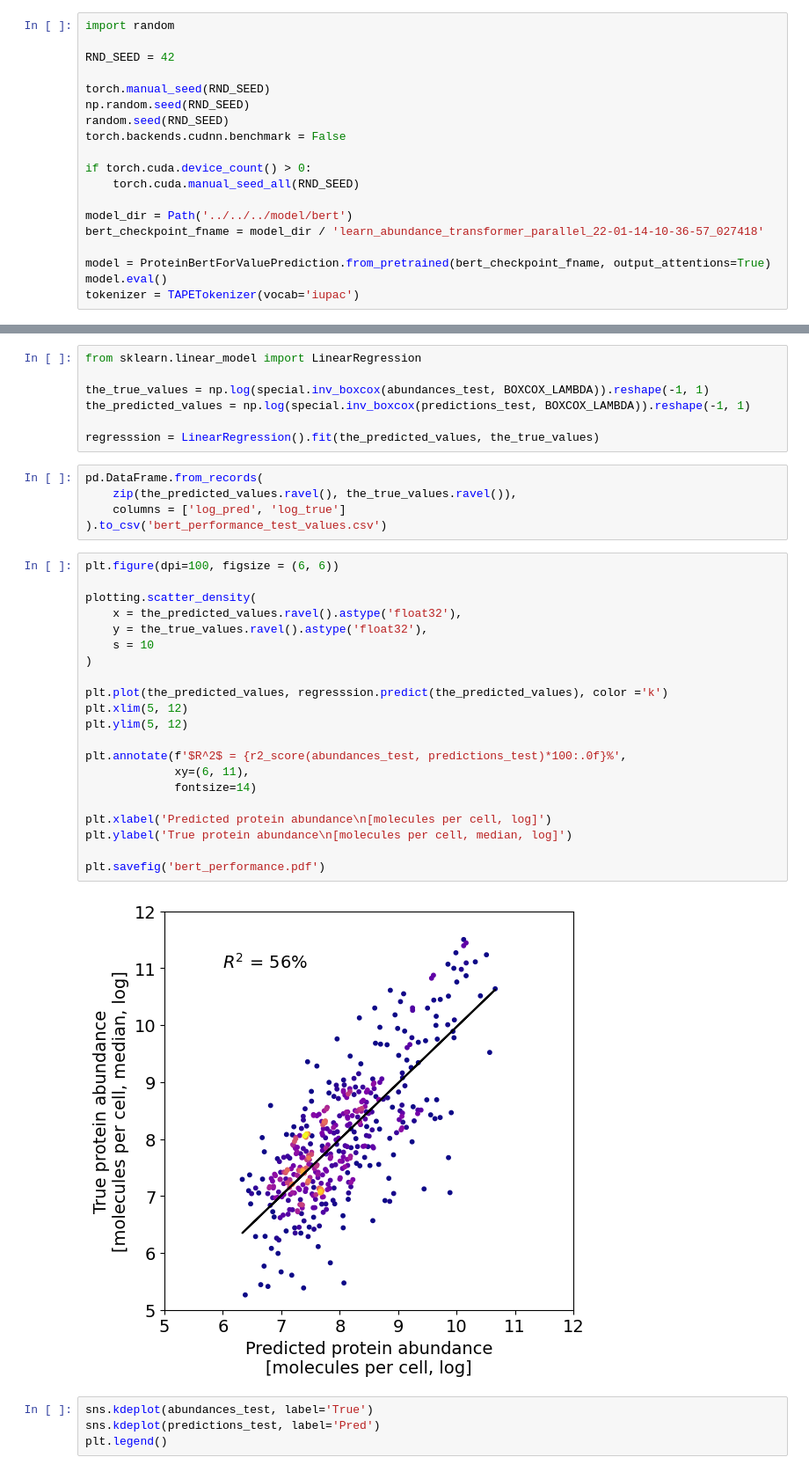
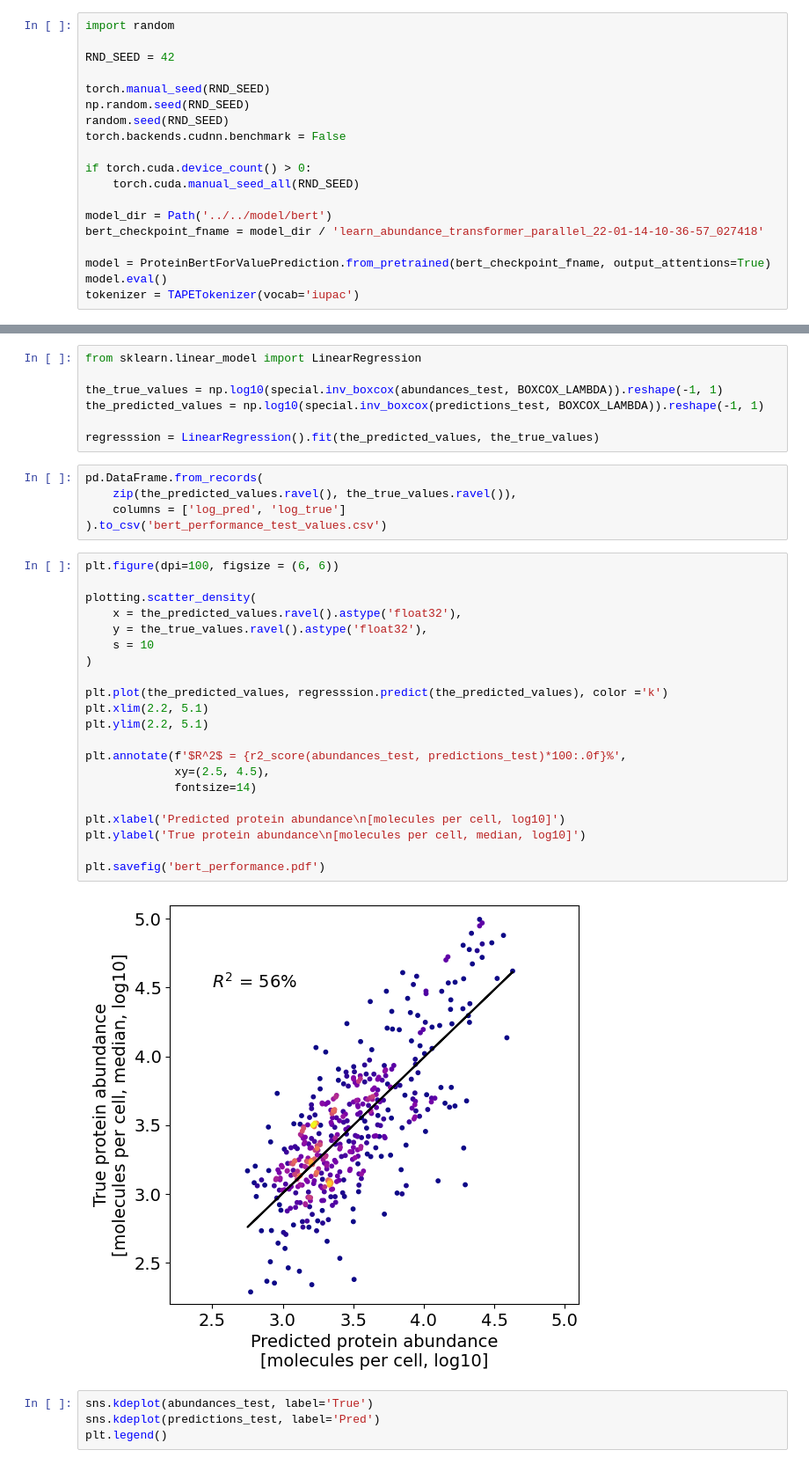
Before and after one commit to fburic/protein-mgem, a Jupyter notebook: results/20211223_182228/inspect_best_model.ipynb, the cells around one changed output, grey strips where cells are left out. Shown at 88% size. Saved outputs shown, nothing was run; the diff lists cells and outputs as text.

Commit message:
fix: Model perf plot scale to log10

```diff
--- a/results/20211223_182228/inspect_best_model.ipynb
+++ b/results/20211223_182228/inspect_best_model.ipynb
@@ -58,7 +58,7 @@ torch.backends.cudnn.benchmark = False
 if torch.cuda.device_count() > 0:
     torch.cuda.manual_seed_all(RND_SEED)
 
-model_dir = Path('../../../model/bert')
+model_dir = Path('../../model/bert')
 bert_checkpoint_fname = model_dir / 'learn_abundance_transformer_parallel_22-01-14-10-36-57_027418'
 
 model = ProteinBertForValuePrediction.from_pretrained(bert_checkpoint_fname, output_attentions=True)
@@ -200,8 +200,8 @@ Text(0.5, 1.0, 'Test set')
 # %%
 from sklearn.linear_model import LinearRegression
 
-the_true_values = np.log(special.inv_boxcox(abundances_test, BOXCOX_LAMBDA)).reshape(-1, 1)
-the_predicted_values = np.log(special.inv_boxcox(predictions_test, BOXCOX_LAMBDA)).reshape(-1, 1)
+the_true_values = np.log10(special.inv_boxcox(abundances_test, BOXCOX_LAMBDA)).reshape(-1, 1)
+the_predicted_values = np.log10(special.inv_boxcox(predictions_test, BOXCOX_LAMBDA)).reshape(-1, 1)
 
 regresssion = LinearRegression().fit(the_predicted_values, the_true_values)
 # %%
@@ -212,26 +212,26 @@ pd.DataFrame.from_records(
 # %%
 plt.figure(dpi=100, figsize = (6, 6))
 
 plotting.scatter_density(
     x = the_predicted_values.ravel().astype('float32'),
     y = the_true_values.ravel().astype('float32'),
     s = 10
 )
 
 plt.plot(the_predicted_values, regresssion.predict(the_predicted_values), color ='k')
-plt.xlim(5, 12)
-plt.ylim(5, 12)
+plt.xlim(2.2, 5.1)
+plt.ylim(2.2, 5.1)
 
 plt.annotate(f'$R^2$ = {r2_score(abundances_test, predictions_test)*100:.0f}%',
-             xy=(6, 11),
+             xy=(2.5, 4.5),
              fontsize=14)
 
-plt.xlabel('Predicted protein abundance\n[molecules per cell, log]')
-plt.ylabel('True protein abundance\n[molecules per cell, median, log]')
+plt.xlabel('Predicted protein abundance\n[molecules per cell, log10]')
+plt.ylabel('True protein abundance\n[molecules per cell, median, log10]')
 
 plt.savefig('bert_performance.pdf')
 # %% [output]
-[figure, old version]
+[figure, new version]
 # %%
 sns.kdeplot(abundances_test, label='True')
 sns.kdeplot(predictions_test, label='Pred')
```
Also changed, not shown: parts of 6 cells of this notebook.
